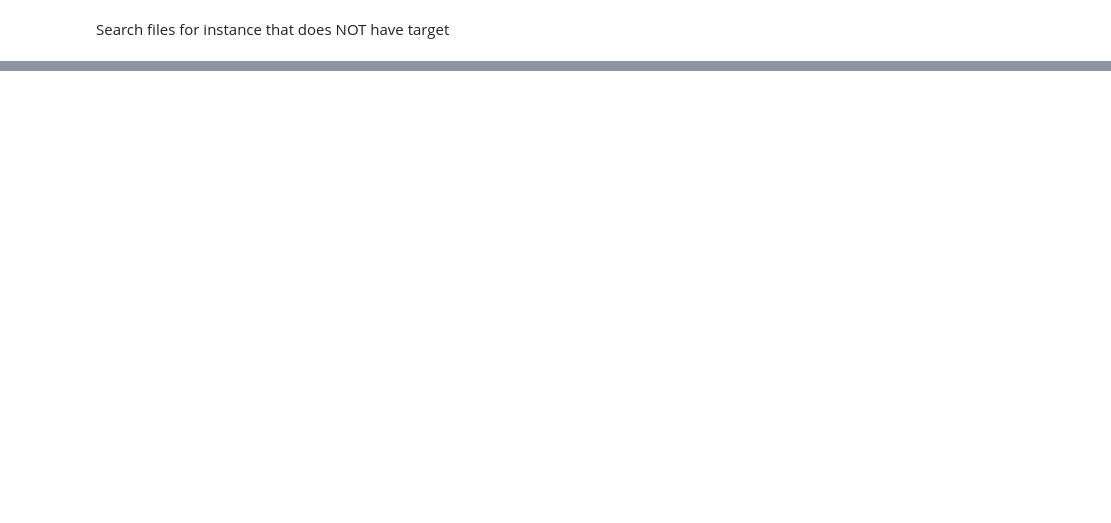
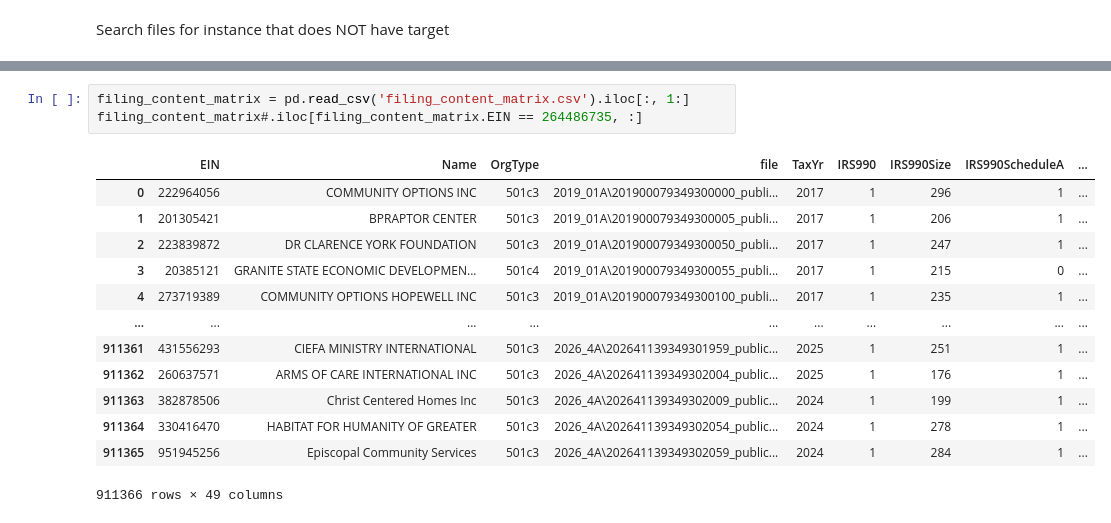
Before and after one commit to ChrisPleman/influence-network, a Jupyter notebook: Nonprofits/inspect_form990_parser.ipynb, the cells around one changed output, grey strips where cells are left out. Cells and saved outputs as stored; diff of their text form; blank space fills up the shorter version.

```diff
--- a/Nonprofits/inspect_form990_parser.ipynb
+++ b/Nonprofits/inspect_form990_parser.ipynb
@@ -324,0 +421,17 @@ filing_content_matrix
+# %%
+filing_content_matrix = pd.read_csv('filing_content_matrix.csv').iloc[:, 1:]
+filing_content_matrix#.iloc[filing_content_matrix.EIN == 264486735, :]
+# %% [output]
+|  | EIN | Name | OrgType | file | TaxYr | IRS990 | IRS990Size | IRS990ScheduleA | ... |
+| 0 | 222964056 | COMMUNITY OPTIONS INC | 501c3 | 2019_01A\201900079349300000_publi... | 2017 | 1 | 296 | 1 | ... |
+| 1 | 201305421 | BPRAPTOR CENTER | 501c3 | 2019_01A\201900079349300005_publi... | 2017 | 1 | 206 | 1 | ... |
+| 2 | 223839872 | DR CLARENCE YORK FOUNDATION | 501c3 | 2019_01A\201900079349300050_publi... | 2017 | 1 | 247 | 1 | ... |
+| 3 | 20385121 | GRANITE STATE ECONOMIC DEVELOPMEN... | 501c4 | 2019_01A\201900079349300055_publi... | 2017 | 1 | 215 | 0 | ... |
+| 4 | 273719389 | COMMUNITY OPTIONS HOPEWELL INC | 501c3 | 2019_01A\201900079349300100_publi... | 2017 | 1 | 235 | 1 | ... |
+| ... | ... | ... | ... | ... | ... | ... | ... | ... | ... |
+| 911361 | 431556293 | CIEFA MINISTRY INTERNATIONAL | 501c3 | 2026_4A\202641139349301959_public... | 2025 | 1 | 251 | 1 | ... |
+| 911362 | 260637571 | ARMS OF CARE INTERNATIONAL INC | 501c3 | 2026_4A\202641139349302004_public... | 2025 | 1 | 176 | 1 | ... |
+| 911363 | 382878506 | Christ Centered Homes Inc | 501c3 | 2026_4A\202641139349302009_public... | 2024 | 1 | 199 | 1 | ... |
+| 911364 | 330416470 | HABITAT FOR HUMANITY OF GREATER | 501c3 | 2026_4A\202641139349302054_public... | 2024 | 1 | 278 | 1 | ... |
+| 911365 | 951945256 | Episcopal Community Services | 501c3 | 2026_4A\202641139349302059_public... | 2024 | 1 | 284 | 1 | ... |
+911366 rows × 49 columns
```
Also changed, not shown: parts of 20 cells of this notebook, 2 other files.
